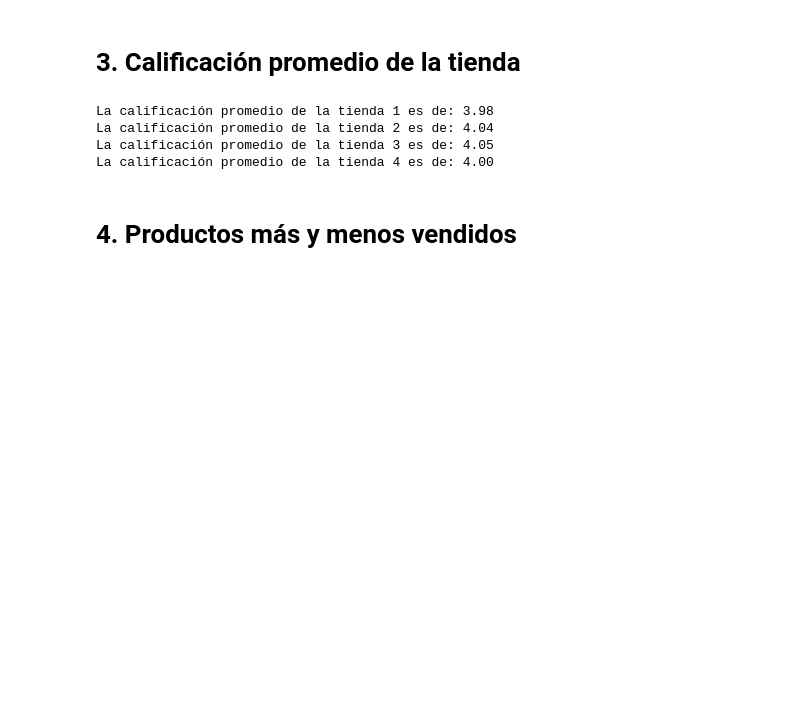
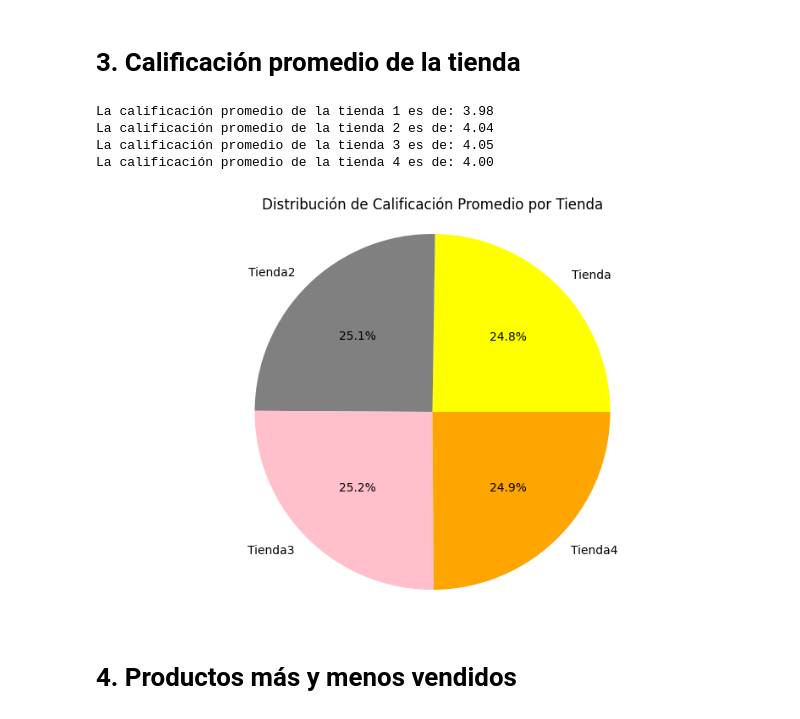
Before and after one commit to rociocelestial/Challenge1-Data-Science, a Jupyter notebook: AluraStoreLatam_(1).ipynb, the cells around one changed output. Drawn from its saved outputs; the diff is of its cells as text; code cells hidden in the pictures; blank space fills up the shorter version.

```diff
--- a/AluraStoreLatam_(1).ipynb
+++ b/AluraStoreLatam_(1).ipynb
@@ -214,6 +214,22 @@ La calificación promedio de la tienda 1 es de: 3.98
 La calificación promedio de la tienda 2 es de: 4.04
 La calificación promedio de la tienda 3 es de: 4.05
 La calificación promedio de la tienda 4 es de: 4.00
+# %%
+tiendas =['Tienda', 'Tienda2','Tienda3','Tienda4']
+calificacion_promedio = tienda['Calificación'].mean()
+calificacion_promedio2 = tienda2['Calificación'].mean()
+calificacion_promedio3 = tienda3['Calificación'].mean()
+calificacion_promedio4 = tienda4['Calificación'].mean()
+
+volores_totales_calificacion = [calificacion_promedio,calificacion_promedio2,calificacion_promedio3,calificacion_promedio4]
+
+plt.figure(figsize=(10, 6))
+plt.pie(volores_totales_calificacion, labels=tiendas, autopct='%1.1f%%', colors=['yellow','grey','pink','orange'])
+plt.title('Distribución de Calificación Promedio por Tienda')
+plt.axis('equal')
+plt.show()
+# %% [output]
+[figure, added]
 # %% [markdown]
 # 4. Productos más y menos vendidos
 # %%
```
Also changed, not shown: parts of 11 cells of this notebook.
